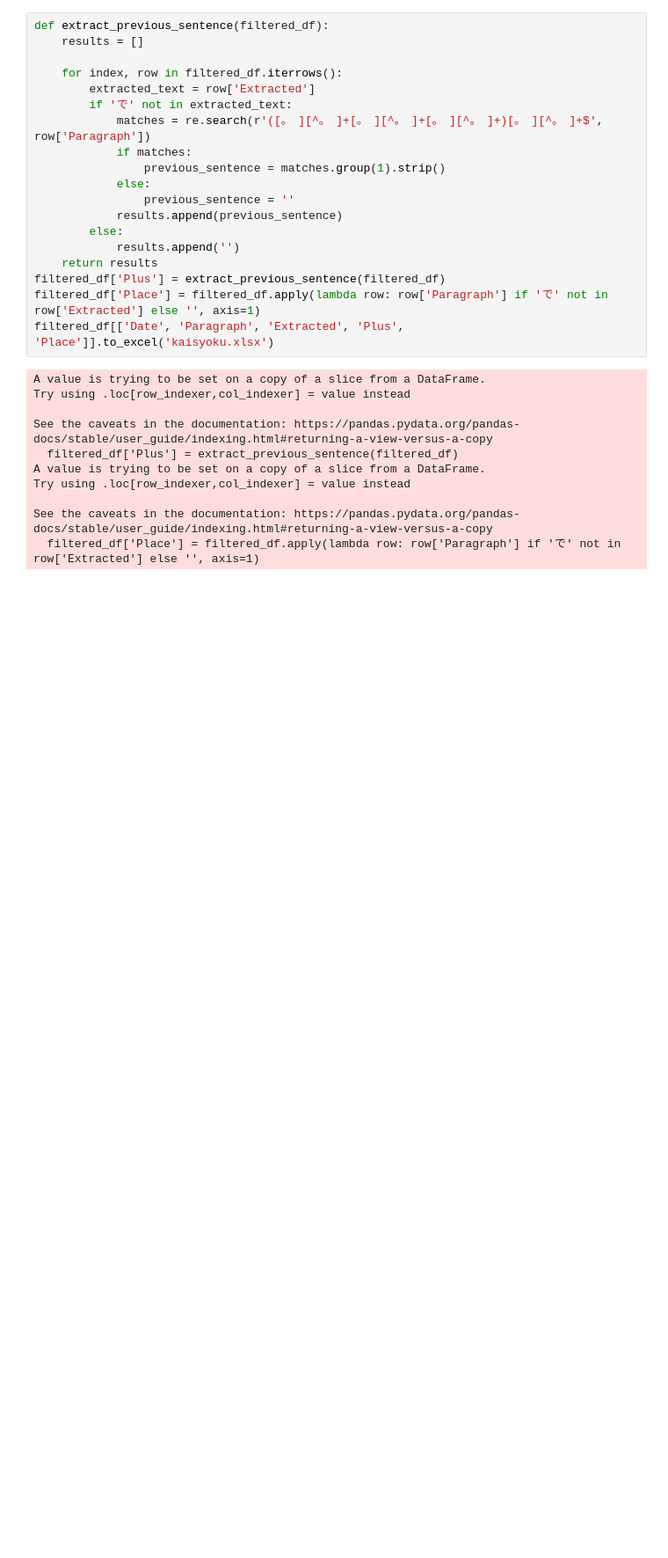
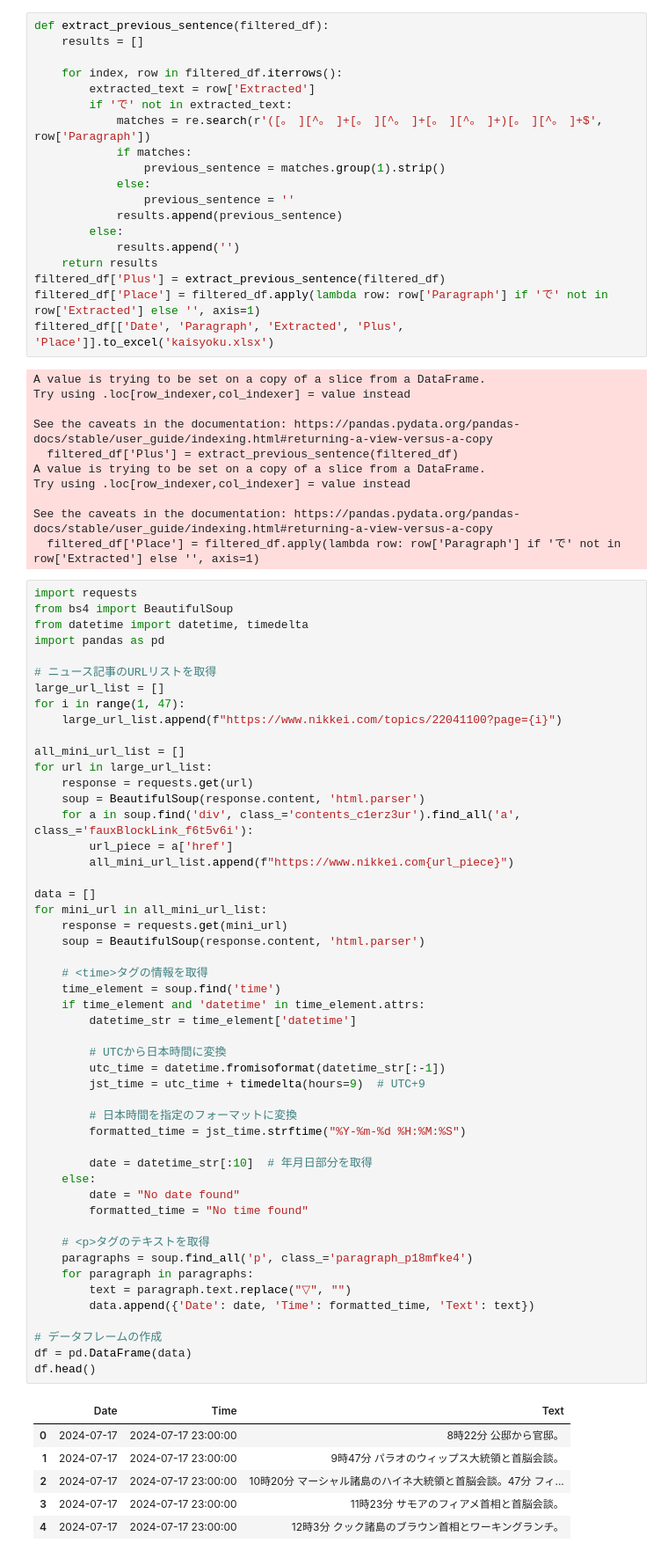
Before and after one commit to riyonakasaka/Project_2, a Jupyter notebook: notebook/scrapping.ipynb, the cells around one changed output. Shown: that part at 88% size. Drawn from its saved outputs; the diff is of its cells as text; blank space fills up the shorter version.

```diff
--- a/notebook/scrapping.ipynb
+++ b/notebook/scrapping.ipynb
@@ -376,3 +391,60 @@ Try using .loc[row_indexer,col_indexer] = value instead
 
 See the caveats in the documentation: https://pandas.pydata.org/pandas-docs/stable/user_guide/indexing.html#returning-a-view-versus-a-copy
   filtered_df['Place'] = filtered_df.apply(lambda row: row['Paragraph'] if 'で' not in row['Extracted'] else '', axis=1)
+# %%
+import requests
+from bs4 import BeautifulSoup
+from datetime import datetime, timedelta
+import pandas as pd
+
+# ニュース記事のURLリストを取得
+large_url_list = []
+for i in range(1, 47):
+    large_url_list.append(f"https://www.nikkei.com/topics/22041100?page={i}")
+
+all_mini_url_list = []
+for url in large_url_list:
+    response = requests.get(url)
+    soup = BeautifulSoup(response.content, 'html.parser')
+    for a in soup.find('div', class_='contents_c1erz3ur').find_all('a', class_='fauxBlockLink_f6t5v6i'):
+        url_piece = a['href']
+        all_mini_url_list.append(f"https://www.nikkei.com{url_piece}")
+
+data = []
+for mini_url in all_mini_url_list:
+    response = requests.get(mini_url)
+    soup = BeautifulSoup(response.content, 'html.parser')
+
+    # <time>タグの情報を取得
+    time_element = soup.find('time')
+    if time_element and 'datetime' in time_element.attrs:
+        datetime_str = time_element['datetime']
+
+        # UTCから日本時間に変換
+        utc_time = datetime.fromisoformat(datetime_str[:-1])
+        jst_time = utc_time + timedelta(hours=9)  # UTC+9
+
+        # 日本時間を指定のフォーマットに変換
+        formatted_time = jst_time.strftime("%Y-%m-%d %H:%M:%S")
+
+        date = datetime_str[:10]  # 年月日部分を取得
+    else:
+        date = "No date found"
+        formatted_time = "No time found"
+
+    # <p>タグのテキストを取得
+    paragraphs = soup.find_all('p', class_='paragraph_p18mfke4')
+    for paragraph in paragraphs:
+        text = paragraph.text.replace("▽", "")
+        data.append({'Date': date, 'Time': formatted_time, 'Text': text})
+
+# データフレームの作成
+df = pd.DataFrame(data)
+df.head()
+# %% [output]
+|  | Date | Time | Text |
+| 0 | 2024-07-17 | 2024-07-17 23:00:00 | 8時22分 公邸から官邸。 |
+| 1 | 2024-07-17 | 2024-07-17 23:00:00 | 9時47分 パラオのウィップス大統領と首脳会談。 |
+| 2 | 2024-07-17 | 2024-07-17 23:00:00 | 10時20分 マーシャル諸島のハイネ大統領と首脳会談。47分 フィ... |
+| 3 | 2024-07-17 | 2024-07-17 23:00:00 | 11時23分 サモアのフィアメ首相と首脳会談。 |
+| 4 | 2024-07-17 | 2024-07-17 23:00:00 | 12時3分 クック諸島のブラウン首相とワーキングランチ。 |
```
Also changed, not shown: parts of 7 cells of this notebook.
